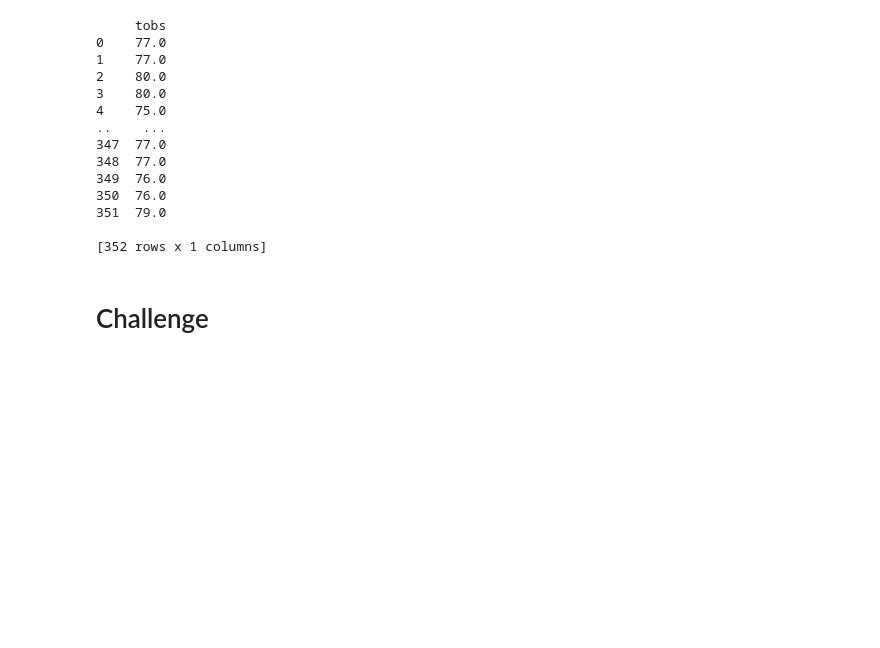
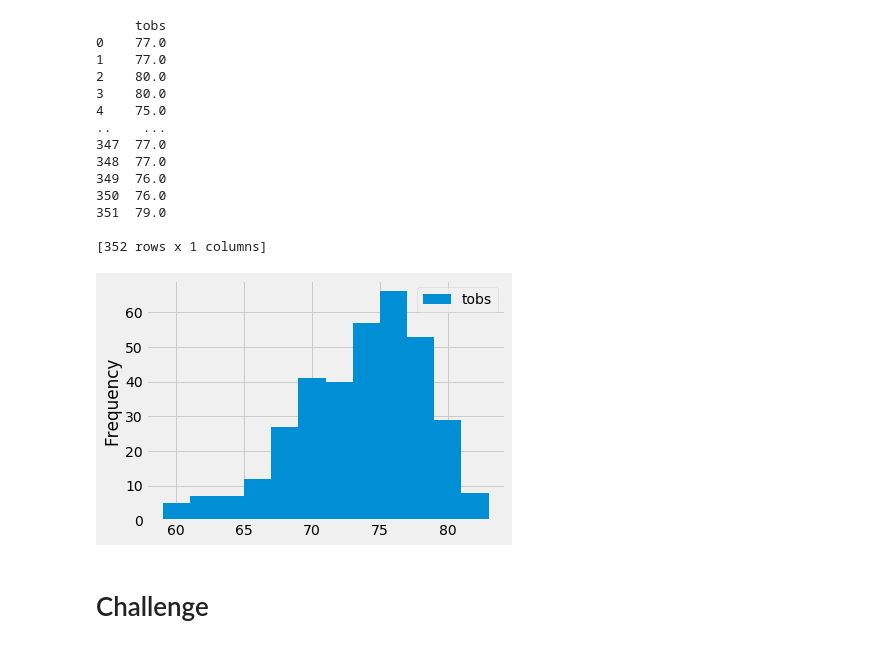
Before and after one commit to reyesil/Surfs-Up, a Jupyter notebook: climate_analysis.ipynb, the cells around one changed output. Saved outputs shown, nothing was run; the diff lists cells and outputs as text; code cells hidden in the pictures; blank space fills up the shorter version.

```diff
--- a/climate_analysis.ipynb
+++ b/climate_analysis.ipynb
@@ -174,6 +174,10 @@ print(df)
 # %%
 # Choose the station with the highest number of temperature observations.
 # Query the last 12 months of temperature observation data for this station and plot the results as a histogram
+df.plot.hist(bins=12)
+plt.tight_layout()
+# %% [output]
+[figure, added]
 # %%
 # Write a function called `calc_temps` that will accept start date and end date in the format '%Y-%m-%d'
 # and return the minimum, average, and maximum temperatures for that range of dates
```
